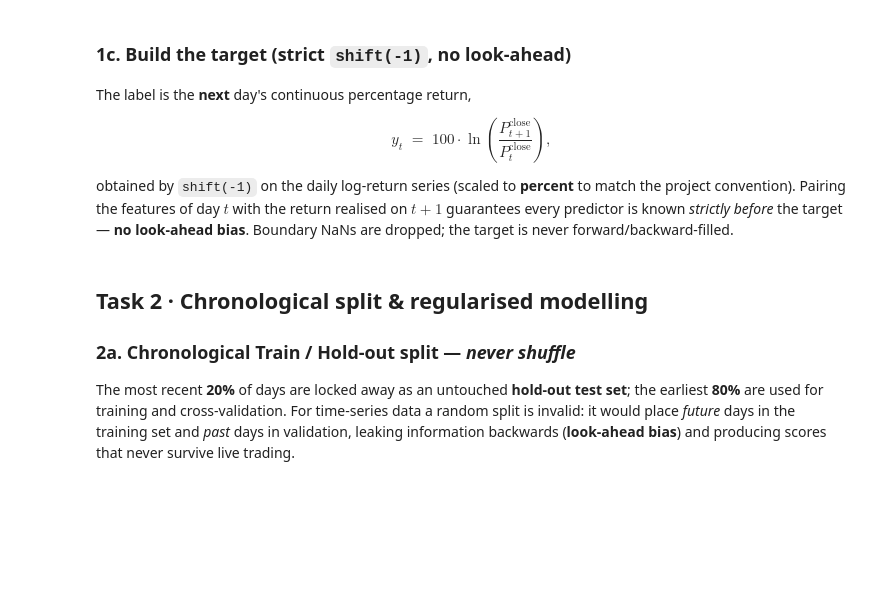
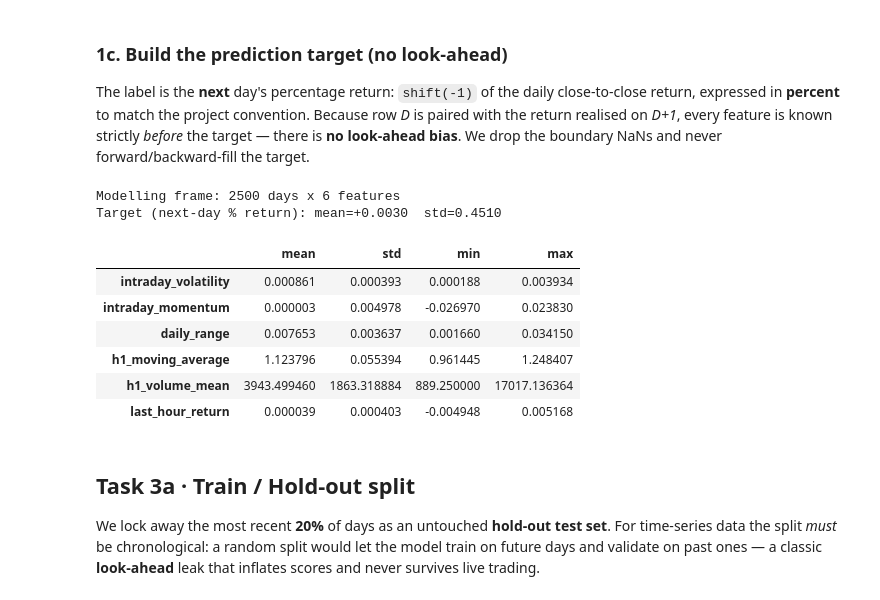
Before and after one commit to velizarMitov/EURUSD-prophet, a Jupyter notebook: notebooks/02_h1_intraday_regression.ipynb, the cells around one changed output. Drawn from its saved outputs; the diff is of its cells as text; code cells hidden in the pictures; blank space fills up the shorter version.

```diff
--- a/notebooks/02_h1_intraday_regression.ipynb
+++ b/notebooks/02_h1_intraday_regression.ipynb
@@ -159,44 +178,47 @@ daily.head()
 # %% [markdown]
-### 1c. Build the target (strict `shift(-1)`, no look-ahead)
+### 1c. Build the prediction target (no look-ahead)
 
-The label is the **next** day's continuous percentage return,
-
-$$ y_t \;=\; 100 \cdot \ln\!\left(\frac{P^{\text{close}}_{t+1}}{P^{\text{close}}_{t}}\right), $$
-
-obtained by `shift(-1)` on the daily log-return series (scaled to **percent** to
-match the project convention). Pairing the features of day $t$ with the return
-realised on $t{+}1$ guarantees every predictor is known *strictly before* the
-target — **no look-ahead bias**. Boundary NaNs are dropped; the target is never
-forward/backward-filled.
+The label is the **next** day's percentage return: `shift(-1)` of the daily
+close-to-close return, expressed in **percent** to match the project convention.
+Because row *D* is paired with the return realised on *D+1*, every feature is
+known strictly *before* the target — there is **no look-ahead bias**. We drop the
+boundary NaNs and never forward/backward-fill the target.
 # %%
 # Daily close = the last H1 close of each day, aligned to the filtered days.
 daily_close = h1.groupby("date")["close"].last()
 daily_close.index = pd.to_datetime(daily_close.index)
 daily_close = daily_close.reindex(daily.index)
 
-# Continuous daily return in PERCENT, then shift(-1) so row t holds t+1's return.
-daily_log_ret_pct = np.log(daily_close / daily_close.shift(1)) * 100.0
-daily["target_return"] = daily_log_ret_pct.shift(-1)
+# Close-to-close daily return in PERCENT, then shift(-1) so row D holds D+1's return.
+daily_ret_pct = daily_close.pct_change() * 100.0
+daily["target_return"] = daily_ret_pct.shift(-1)
 
-FEATURES = ["Intraday_Volatility", "Intraday_Momentum", "Daily_Range",
-            "H1_Moving_Average", "H1_Volume_Mean", "Last_Hour_Return"]
+FEATURES = ["intraday_volatility", "intraday_momentum", "daily_range",
+            "h1_moving_average", "h1_volume_mean", "last_hour_return"]
 
 data = daily[FEATURES + ["target_return"]].dropna()   # drops boundary NaNs only
 X, y = data[FEATURES], data["target_return"]
 
 print(f"Modelling frame: {X.shape[0]} days x {X.shape[1]} features")
-print(f"Target (next-day % log-return): mean={y.mean():+.4f}  std={y.std():.4f}")
+print(f"Target (next-day % return): mean={y.mean():+.4f}  std={y.std():.4f}")
 X.describe().T[["mean", "std", "min", "max"]]
+# %% [output]
+Modelling frame: 2500 days x 6 features
+Target (next-day % return): mean=+0.0030  std=0.4510
+|  | mean | std | min | max |
+| intraday_volatility | 0.000861 | 0.000393 | 0.000188 | 0.003934 |
+| intraday_momentum | 0.000003 | 0.004978 | -0.026970 | 0.023830 |
+| daily_range | 0.007653 | 0.003637 | 0.001660 | 0.034150 |
+| h1_moving_average | 1.123796 | 0.055394 | 0.961445 | 1.248407 |
+| h1_volume_mean | 3943.499460 | 1863.318884 | 889.250000 | 17017.136364 |
+| last_hour_return | 0.000039 | 0.000403 | -0.004948 | 0.005168 |
 # %% [markdown]
-## Task 2 · Chronological split & regularised modelling
+## Task 3a · Train / Hold-out split
 
-### 2a. Chronological Train / Hold-out split — *never shuffle*
-
-The most recent **20%** of days are locked away as an untouched **hold-out test
-set**; the earliest **80%** are used for training and cross-validation. For
-time-series data a random split is invalid: it would place *future* days in the
-training set and *past* days in validation, leaking information backwards
-(**look-ahead bias**) and producing scores that never survive live trading.
+We lock away the most recent **20%** of days as an untouched **hold-out test
+set**. For time-series data the split *must* be chronological: a random split
+would let the model train on future days and validate on past ones — a classic
+**look-ahead** leak that inflates scores and never survives live trading.
 # %%
 split = int(len(X) * 0.80)
 X_train, X_test = X.iloc[:split], X.iloc[split:]
```
Also changed, not shown: parts of 16 cells of this notebook, 17 other files.
